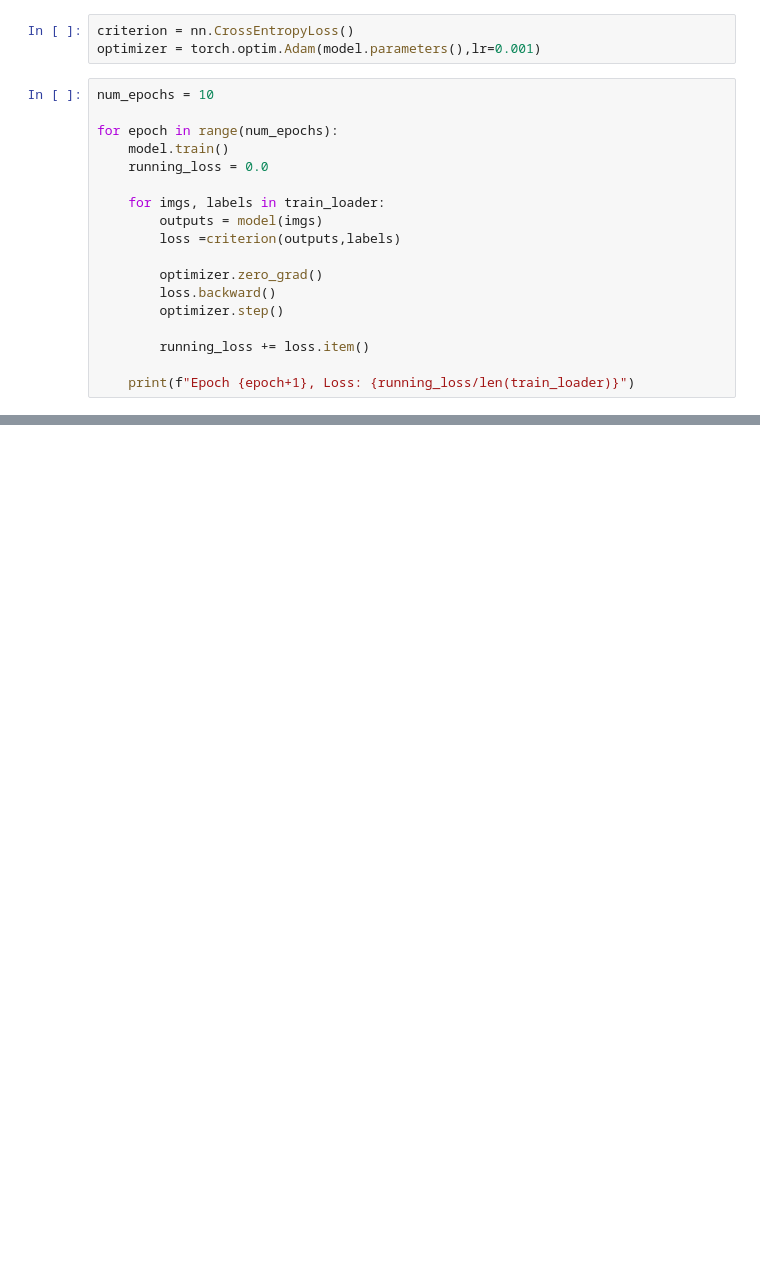
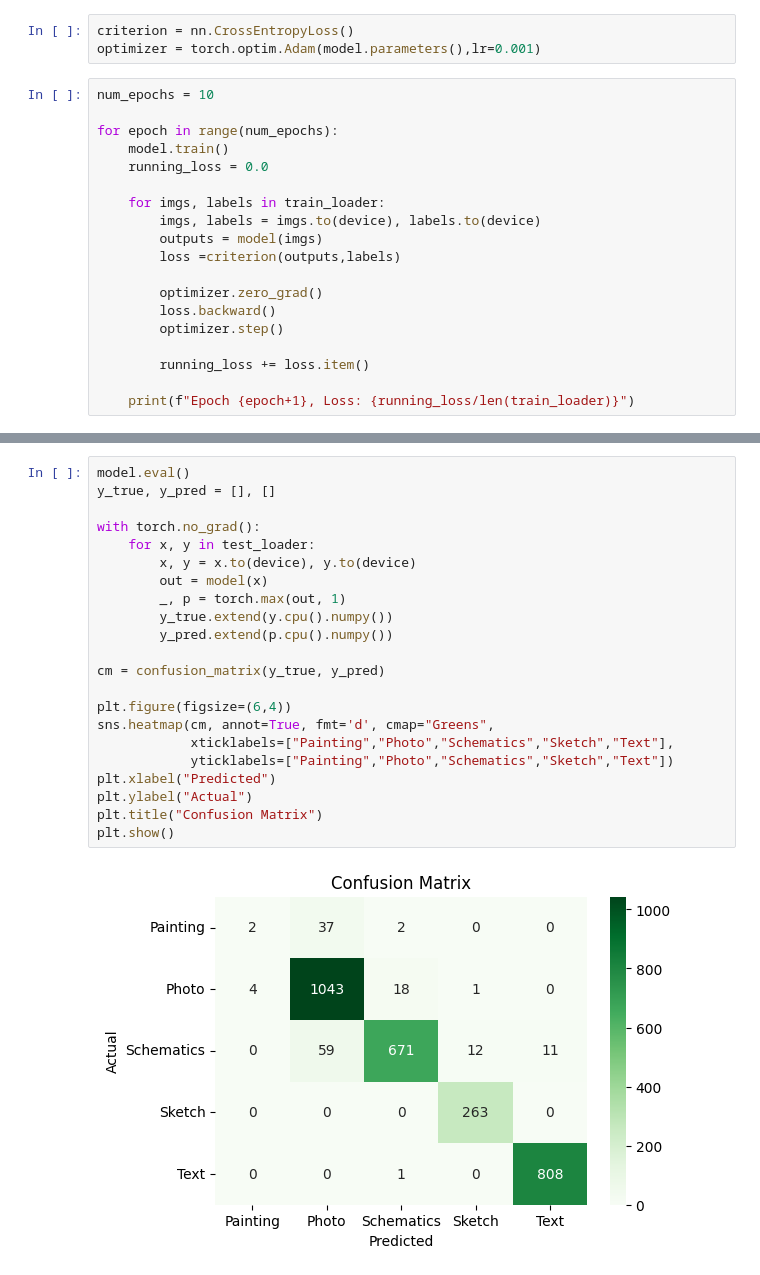
Before and after one commit to insumable/multiformat-image-classifier, a Jupyter notebook: image-classification.ipynb, the cells around one changed output, grey strips where cells are left out. Saved outputs shown, nothing was run; the diff lists cells and outputs as text; blank space fills up the shorter version.

Commit message:
Kaggle Notebook | Image Classification | Version 3

```diff
--- a/image-classification.ipynb
+++ b/image-classification.ipynb
@@ -207,6 +251,7 @@ for epoch in range(num_epochs):
     running_loss = 0.0
 
     for imgs, labels in train_loader:
+        imgs, labels = imgs.to(device), labels.to(device)
         outputs = model(imgs)
         loss =criterion(outputs,labels)
 
@@ -219,0 +299,24 @@ for epoch in range(num_epochs):
+# %%
+model.eval()
+y_true, y_pred = [], []
+
+with torch.no_grad():
+    for x, y in test_loader:
+        x, y = x.to(device), y.to(device)
+        out = model(x)
+        _, p = torch.max(out, 1)
+        y_true.extend(y.cpu().numpy())
+        y_pred.extend(p.cpu().numpy())
+
+cm = confusion_matrix(y_true, y_pred)
+
+plt.figure(figsize=(6,4))
+sns.heatmap(cm, annot=True, fmt='d', cmap="Greens",
+            xticklabels=["Painting","Photo","Schematics","Sketch","Text"],
+            yticklabels=["Painting","Photo","Schematics","Sketch","Text"])
+plt.xlabel("Predicted")
+plt.ylabel("Actual")
+plt.title("Confusion Matrix")
+plt.show()
+# %% [output]
+[figure, added]
```
Also changed, not shown: parts of 6 cells of this notebook.
